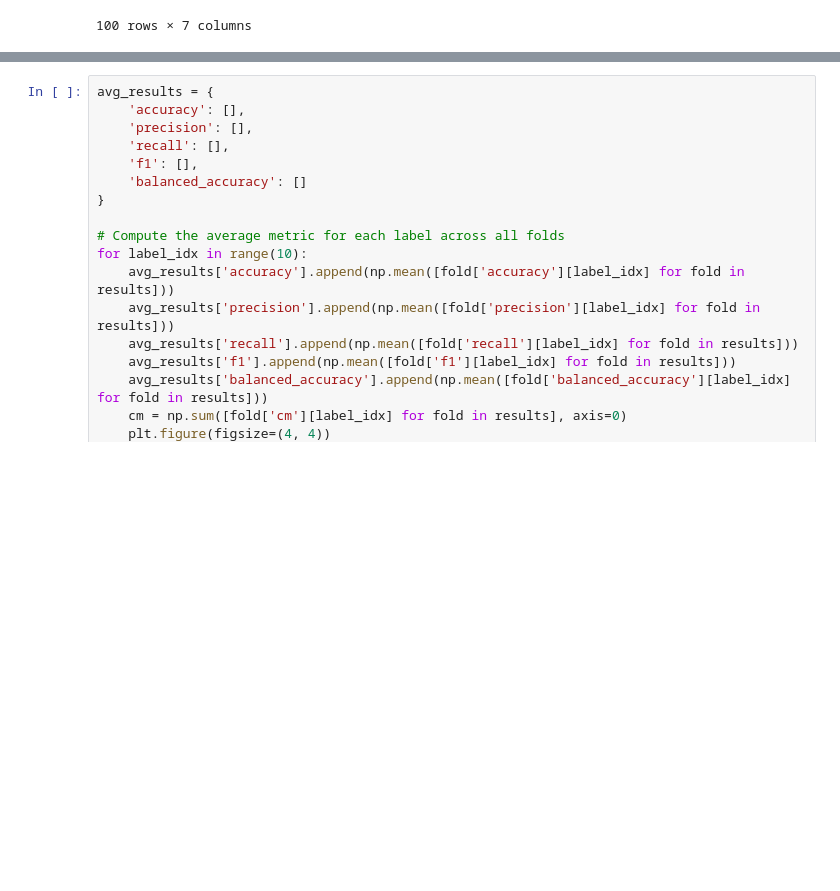
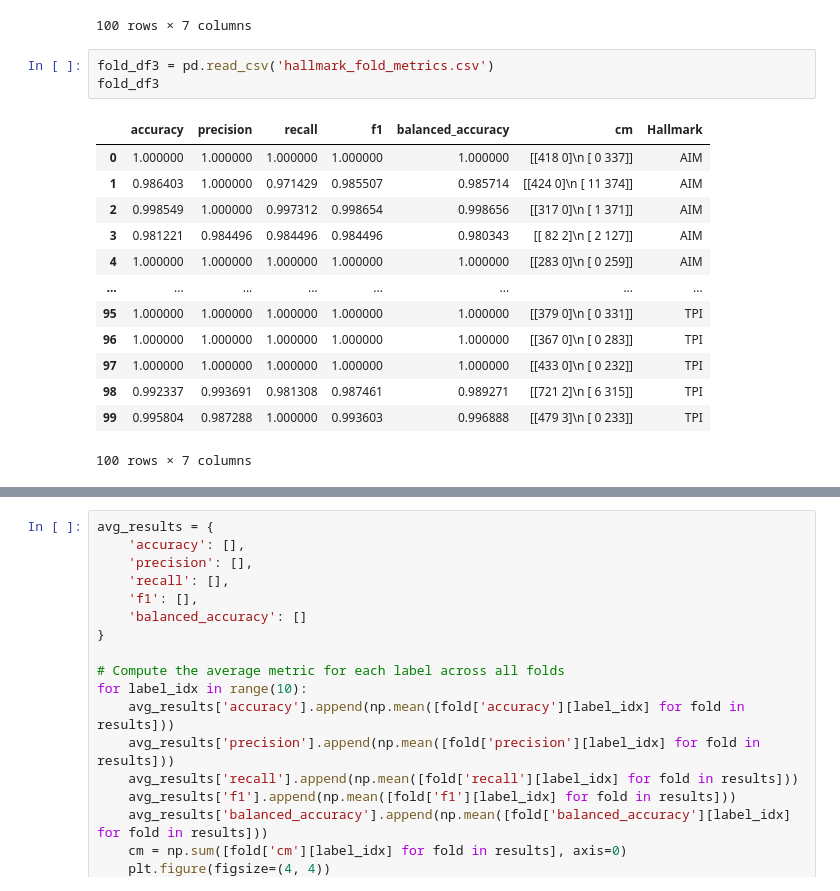
Before and after one commit to iamspriyadarshi/OncoMark_anon, a Jupyter notebook: src/Model_Train_and_Int_Val.ipynb, the cells around one changed output, grey strips where cells are left out. Saved outputs shown, nothing was run; the diff lists cells and outputs as text; blank space fills up the shorter version.

```diff
--- a/src/Model_Train_and_Int_Val.ipynb
+++ b/src/Model_Train_and_Int_Val.ipynb
@@ -384,3 +384,20 @@ fold_df3
 | 8 | 0.992337 | 0.993691 | 0.981308 | 0.987461 | 0.989271 | [[721, 2], [6, 315]] | TPI |
 | 9 | 0.995804 | 0.987288 | 1.000000 | 0.993603 | 0.996888 | [[479, 3], [0, 233]] | TPI |
 100 rows × 7 columns
+# %%
+fold_df3 = pd.read_csv('hallmark_fold_metrics.csv')
+fold_df3
+# %% [output]
+|  | accuracy | precision | recall | f1 | balanced_accuracy | cm | Hallmark |
+| 0 | 1.000000 | 1.000000 | 1.000000 | 1.000000 | 1.000000 | [[418 0]\n [ 0 337]] | AIM |
+| 1 | 0.986403 | 1.000000 | 0.971429 | 0.985507 | 0.985714 | [[424 0]\n [ 11 374]] | AIM |
+| 2 | 0.998549 | 1.000000 | 0.997312 | 0.998654 | 0.998656 | [[317 0]\n [ 1 371]] | AIM |
+| 3 | 0.981221 | 0.984496 | 0.984496 | 0.984496 | 0.980343 | [[ 82 2]\n [ 2 127]] | AIM |
+| 4 | 1.000000 | 1.000000 | 1.000000 | 1.000000 | 1.000000 | [[283 0]\n [ 0 259]] | AIM |
+| ... | ... | ... | ... | ... | ... | ... | ... |
+| 95 | 1.000000 | 1.000000 | 1.000000 | 1.000000 | 1.000000 | [[379 0]\n [ 0 331]] | TPI |
+| 96 | 1.000000 | 1.000000 | 1.000000 | 1.000000 | 1.000000 | [[367 0]\n [ 0 283]] | TPI |
+| 97 | 1.000000 | 1.000000 | 1.000000 | 1.000000 | 1.000000 | [[433 0]\n [ 0 232]] | TPI |
+| 98 | 0.992337 | 0.993691 | 0.981308 | 0.987461 | 0.989271 | [[721 2]\n [ 6 315]] | TPI |
+| 99 | 0.995804 | 0.987288 | 1.000000 | 0.993603 | 0.996888 | [[479 3]\n [ 0 233]] | TPI |
+100 rows × 7 columns
```
Also changed, not shown: parts of 2 cells of this notebook, 27 other files.
